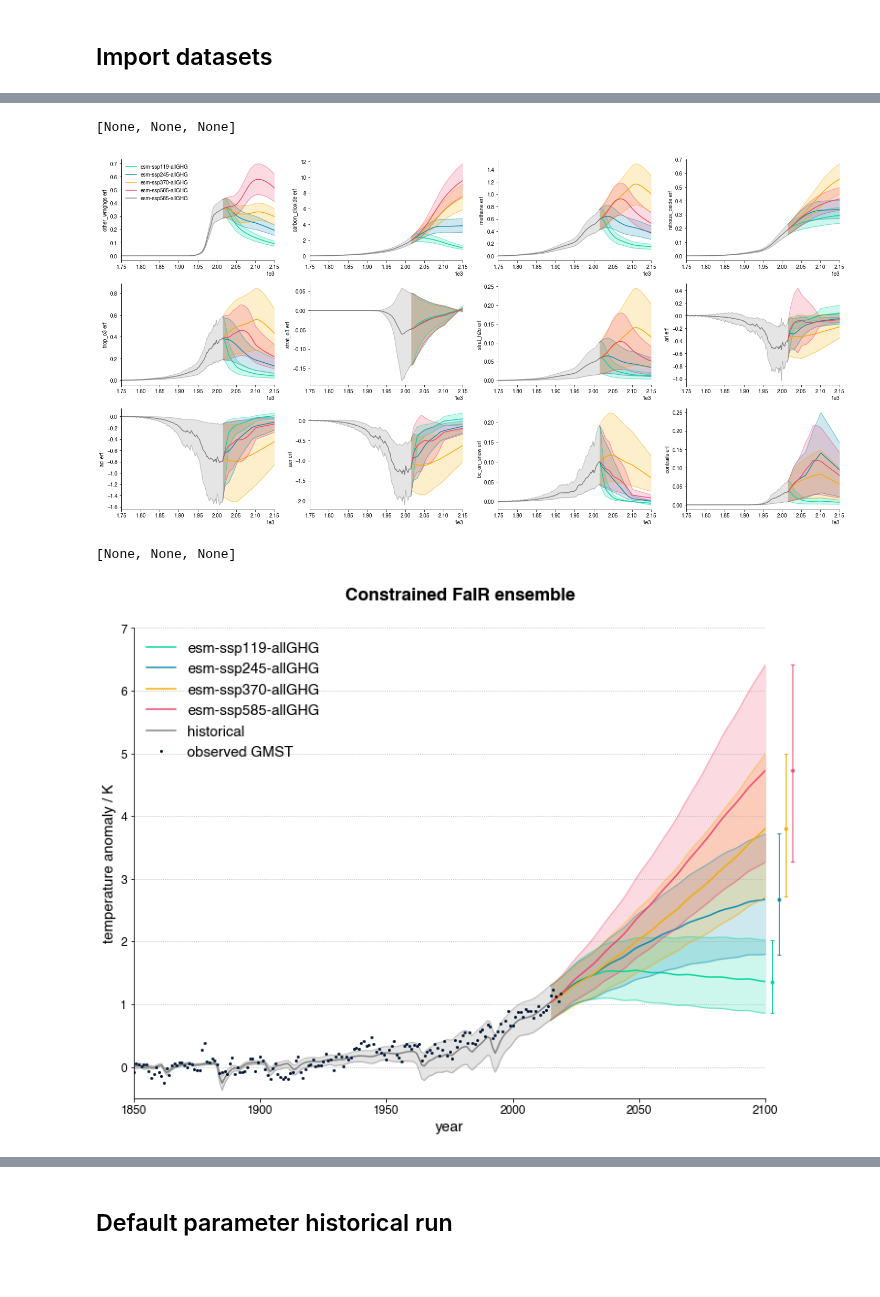
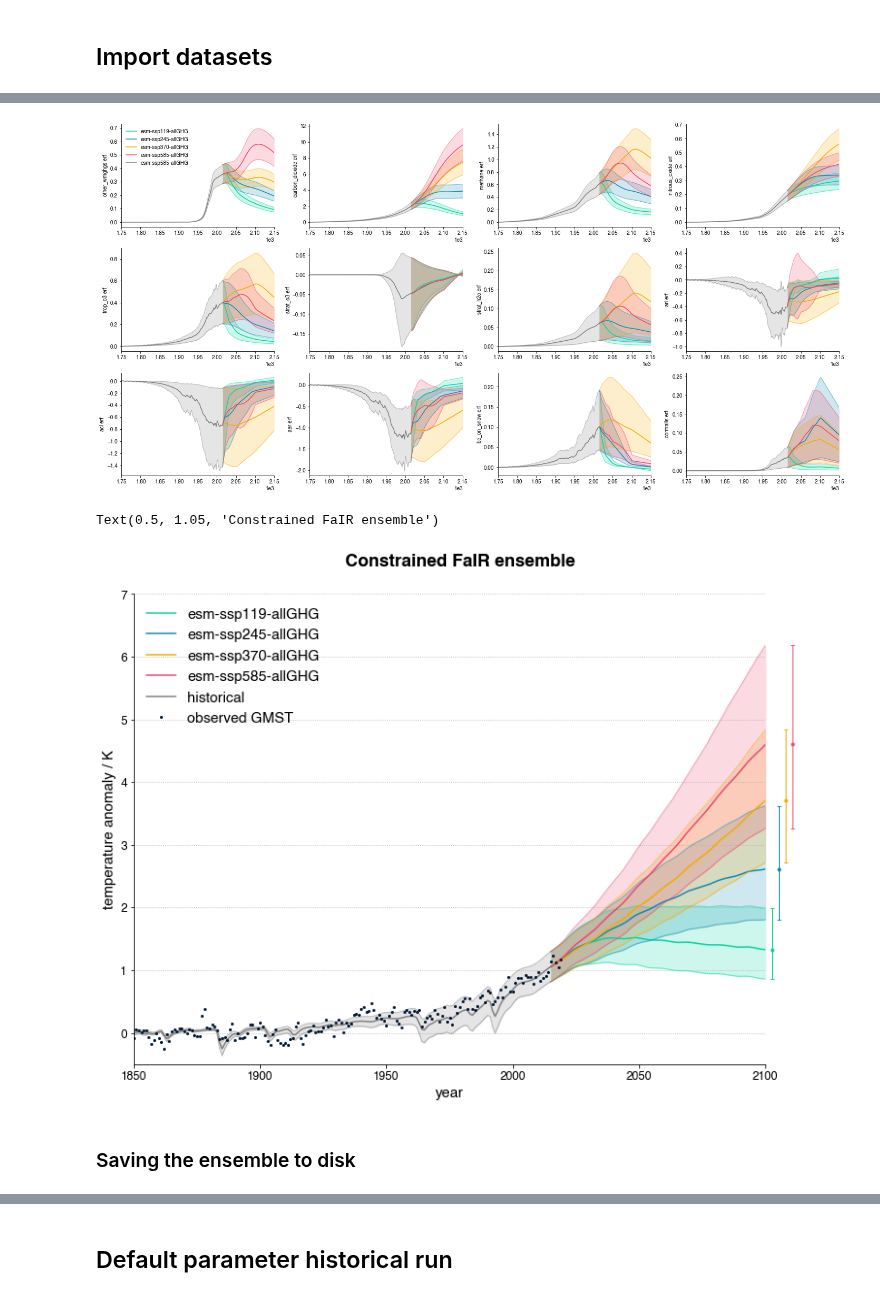
Before and after one commit to njleach/GIR, a Jupyter notebook: GIR/notebooks/SSP_NROY_ensemble.ipynb, the cells around one changed output, grey strips where cells are left out. Drawn from its saved outputs; the diff is of its cells as text; code cells hidden in the pictures; blank space fills up the shorter version.

```diff
--- a/GIR/notebooks/SSP_NROY_ensemble.ipynb
+++ b/GIR/notebooks/SSP_NROY_ensemble.ipynb
@@ -158,9 +152,8 @@ for i,forc_cat in enumerate(param_categories.keys()):
 ax.flatten()[0].legend(loc='best')
 plt.tight_layout()
 
-[fig.savefig('/home/leachl/Documents/Simple_models/FaIR_v2-0_paper/Plots/SSP_NROY_ERF_grid.'+x,bbox_inches='tight',dpi=600) for x in ['png','pdf','svg']]
+# [fig.savefig('/home/leachl/Documents/Simple_models/FaIR_v2-0_paper/Plots/SSP_NROY_ERF_grid.'+x,bbox_inches='tight',dpi=600) for x in ['png','pdf','svg']]
 # %% [output]
-[None, None, None]
 [figure]
 # %%
 ## Import some temperature data
@@ -220,33 +213,35 @@ plot_data.loc[:2015].mean(axis=1).plot(ax=ax,color=colors['history'],label='hist
 ax.fill_between(plot_data.loc[:2015].index,*np.quantile(plot_data.loc[:2015],[0.05,0.95],axis=1),color=colors['history'],alpha=0.2,lw=0)
 ax.plot(plot_data.loc[:2015].index,np.quantile(plot_data.loc[:2015],[0.05,0.95],axis=1).T,color=colors['history'],alpha=0.5,lw=1.2)
 
 plt.plot(np.arange(1850,2020),GMST_datasets.loc[:'2019'].mean(axis=1).resample('y').mean().values,'.',ms=4,label='observed GMST')
 
 ax1 = fig.add_subplot(gs[0,-1])
 for i,scenario in enumerate(ssp_run1['T'].columns.levels[0]):
     plot_data = ssp_run1['T'].loc[2100,(scenario)] - ssp_run1['T'].loc[1850:1900,(scenario)].mean()
     plot_mean = plot_data.mean()
     plot_lower =  plot_mean - np.quantile(plot_data,0.05)
     plot_upper = np.quantile(plot_data,0.95) - plot_mean
     ax1.errorbar(i,plot_mean,np.array([[plot_lower],[plot_upper]]),color=colors[scenario],capsize=2,fmt='.',lw=1)
 
 ax.yaxis.grid(ls=':')
 ax.set_ylim(-0.5,7)
 ax1.set_ylim(-0.5,7)
 ax1.axis('off')
 [ax.spines[pos].set_visible(False) for pos in ['right','top']]
 ax.set_xlim(1850,2100)
 ax1.set_xlim(-1,4)
 ax.legend(loc='upper left',fontsize=15)
 plt.tight_layout()
 ax.set_ylabel('temperature anomaly / K',fontsize=15)
 ax.set_xlabel('year',fontsize=15)
 ax.tick_params(labelsize=12)
 ax.ticklabel_format(style="plain")
 
 fig.suptitle('Constrained FaIR ensemble',fontweight='bold',fontsize=18,y=1.05)
 
-[fig.savefig('/home/leachl/Documents/Simple_models/FaIR_v2-0_paper/Plots/SSP_NROY_temp.'+x,bbox_inches='tight',dpi=600) for x in ['png','pdf','svg']]
+# [fig.savefig('/home/leachl/Documents/Simple_models/FaIR_v2-0_paper/Plots/SSP_NROY_temp.'+x,bbox_inches='tight',dpi=600) for x in ['png','pdf','svg']]
 # %% [output]
-[None, None, None]
+Text(0.5, 1.05, 'Constrained FaIR ensemble')
-[figure, old version]
+[figure, new version]
+# %% [markdown]
+### Saving the ensemble to disk
```
Also changed, not shown: parts of 14 cells of this notebook, 11 other files.
